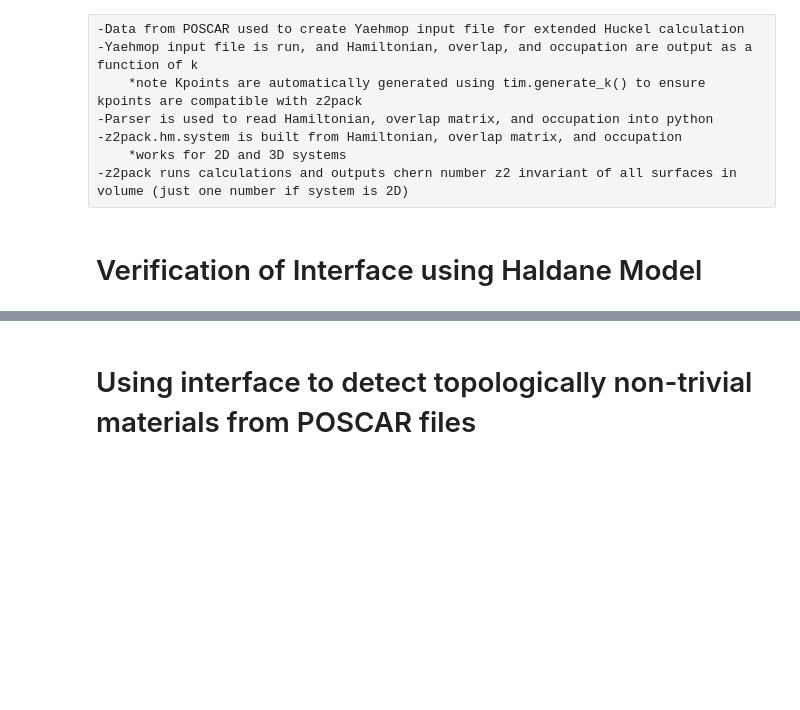
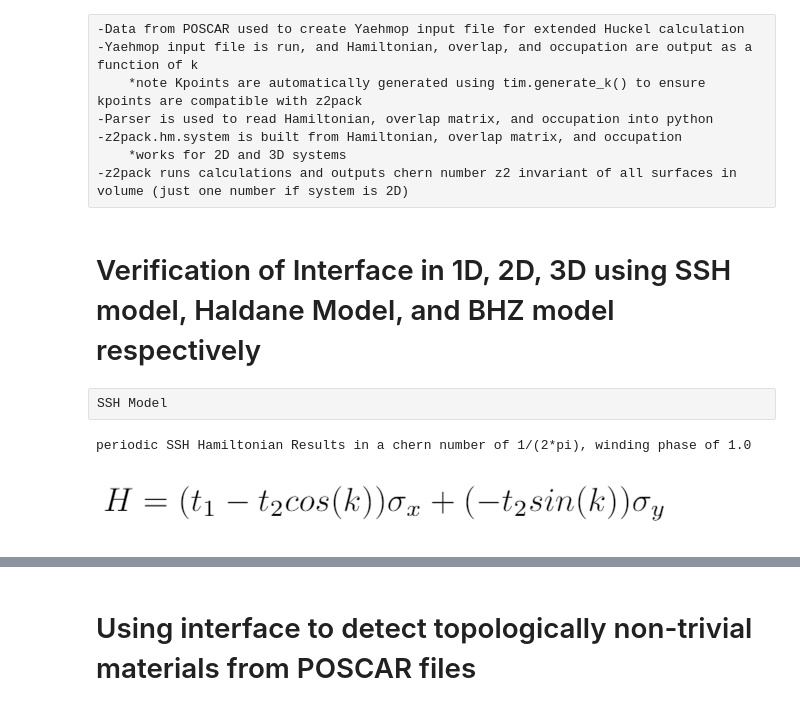
Before and after one commit to dpalmer-anl/topological_diagnosis, a Jupyter notebook: Topology_diagnosis.ipynb, the cells around one changed output, grey strips where cells are left out. Saved outputs shown, nothing was run; the diff lists cells and outputs as text; code cells hidden in the pictures; blank space fills up the shorter version.

Commit message:
adding more models

```diff
--- a/Topology_diagnosis.ipynb
+++ b/Topology_diagnosis.ipynb
@@ -12,4 +16,13 @@ import topology_interface_main as tim
     *works for 2D and 3D systems
 -z2pack runs calculations and outputs chern number z2 invariant of all surfaces in volume (just one number if system is 2D)
 # %% [markdown]
-# Verification of Interface using Haldane Model
+# Verification of Interface in 1D, 2D, 3D using SSH model, Haldane Model, and BHZ model respectively
+# %% [raw]
+SSH Model
+# %%
+from IPython.display import Image
+print("periodic SSH Hamiltonian Results in a chern number of 1/(2*pi), winding phase of 1.0")
+Image(filename="ssh_ham.png")
+# %% [output]
+periodic SSH Hamiltonian Results in a chern number of 1/(2*pi), winding phase of 1.0
+[figure, added]
```
Also changed, not shown: parts of 10 cells of this notebook, 9 other files.
